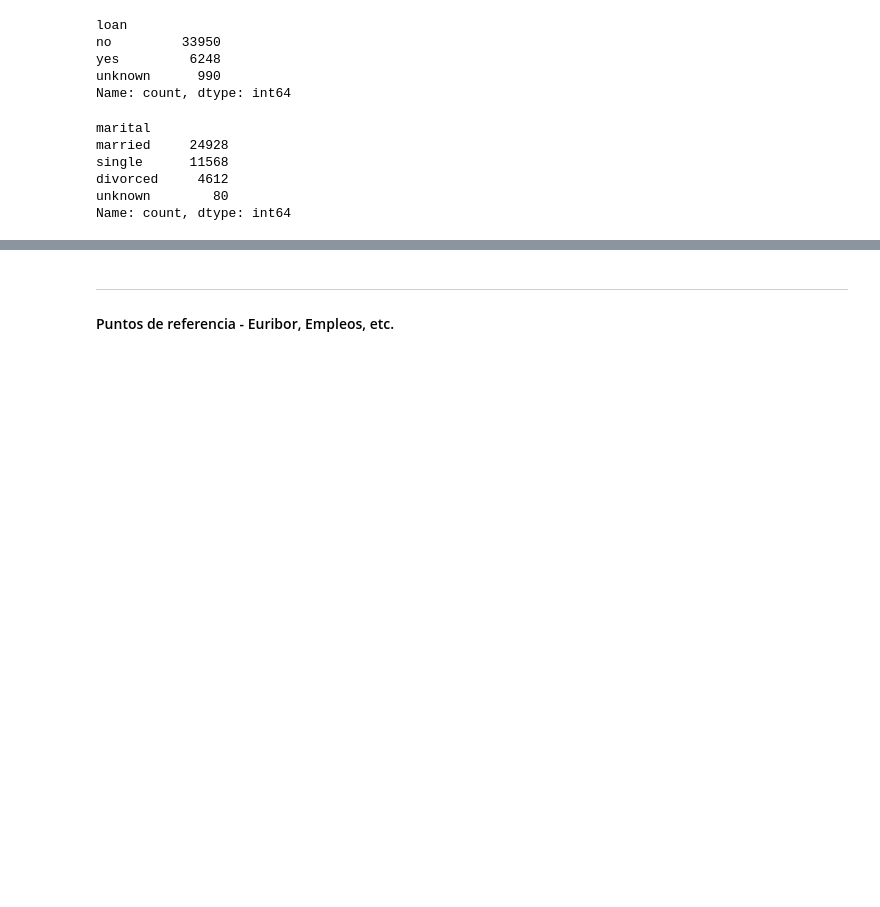
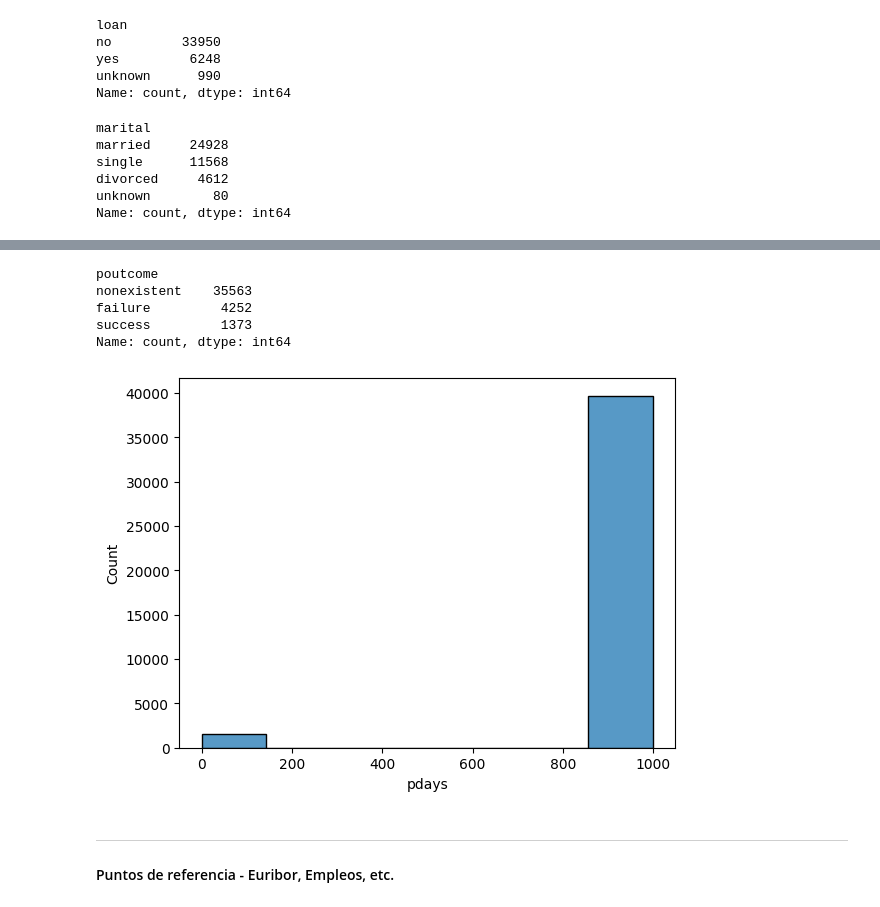
Before and after one commit to diegodelarubia/Trabajo_Final_Master-TFM-, a Jupyter notebook: analysis/analysis_tfm_leoBetancourt.ipynb, the cells around one changed output, grey strips where cells are left out. Cells and saved outputs as stored; diff of their text form; code cells hidden in the pictures; blank space fills up the shorter version.

```diff
--- a/analysis/analysis_tfm_leoBetancourt.ipynb
+++ b/analysis/analysis_tfm_leoBetancourt.ipynb
@@ -335,3 +358,19 @@ Name: count, dtype: int64
+# %%
+bank_info['poutcome'].value_counts()
+# %% [output]
+poutcome
+nonexistent    35563
+failure         4252
+success         1373
+Name: count, dtype: int64
+# %%
+fig = sns.histplot(
+    data=bank_info,
+    x="pdays",
+    bins = 7
+        )
+# %% [output]
+[figure, added]
 # %% [markdown]
 -----
 #### Puntos de referencia - Euribor, Empleos, etc.
```
Also changed, not shown: parts of 67 cells of this notebook, 2 other files.
